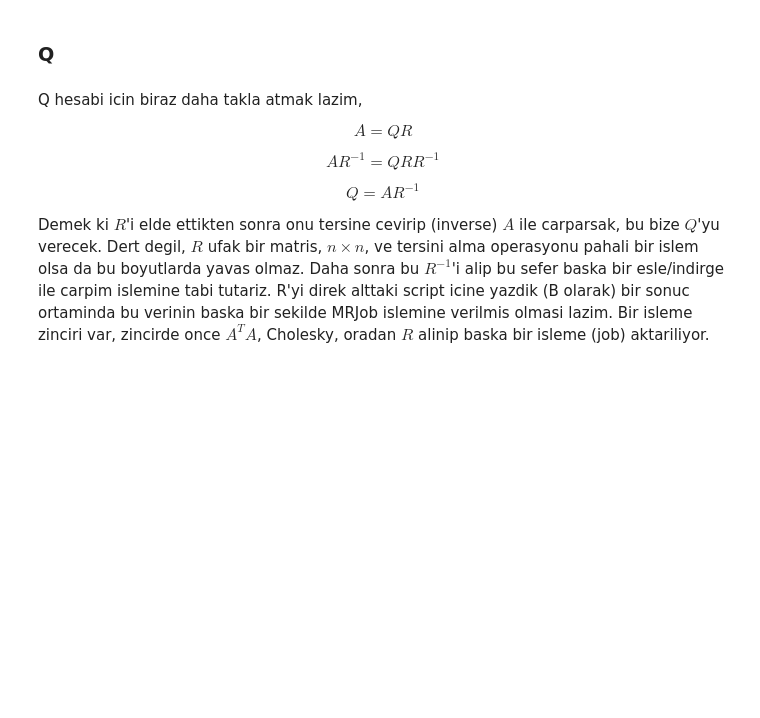
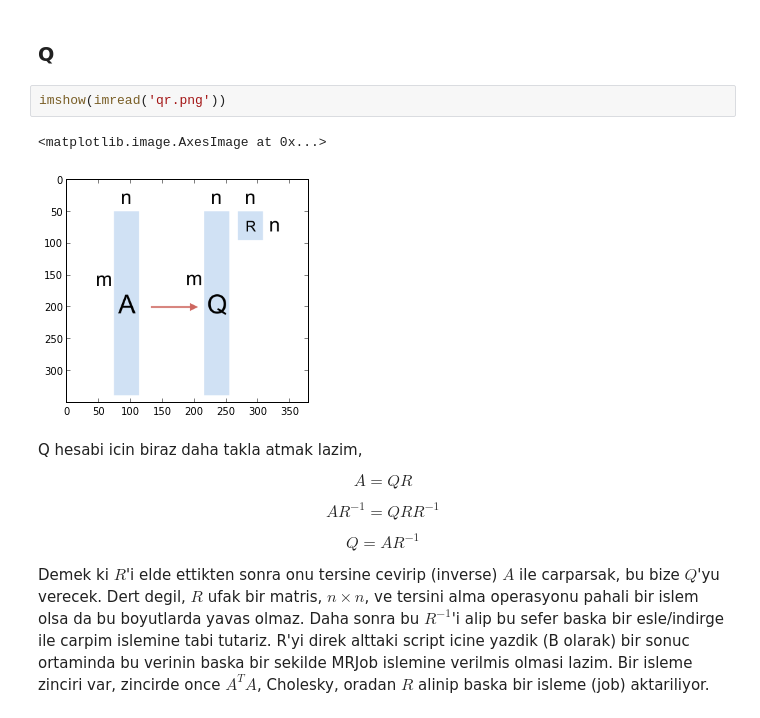
Before and after one commit to theparma/classnotes, a Jupyter notebook: stat/stat_hadoop_AtA_qr/stat_AtA_qr.ipynb, the cells around one changed output. Saved outputs shown, nothing was run; the diff lists cells and outputs as text; blank space fills up the shorter version.

```diff
--- a/stat/stat_hadoop_AtA_qr/stat_AtA_qr.ipynb
+++ b/stat/stat_hadoop_AtA_qr/stat_AtA_qr.ipynb
@@ -230,6 +230,11 @@ Bu matris Cholesky sonucunun eksi ile carpilmis hali, fakat bu nihai sonuc
 acisindan farketmiyor.
 # %% [markdown]
 ### Q
+# %%
+imshow(imread('qr.png'))
+# %% [output]
+<matplotlib.image.AxesImage at 0x...>
+[figure, added]
 # %% [markdown]
 Q hesabi icin biraz daha takla atmak lazim,
 
```
Also changed, not shown: parts of 3 cells of this notebook, 1 other file.
